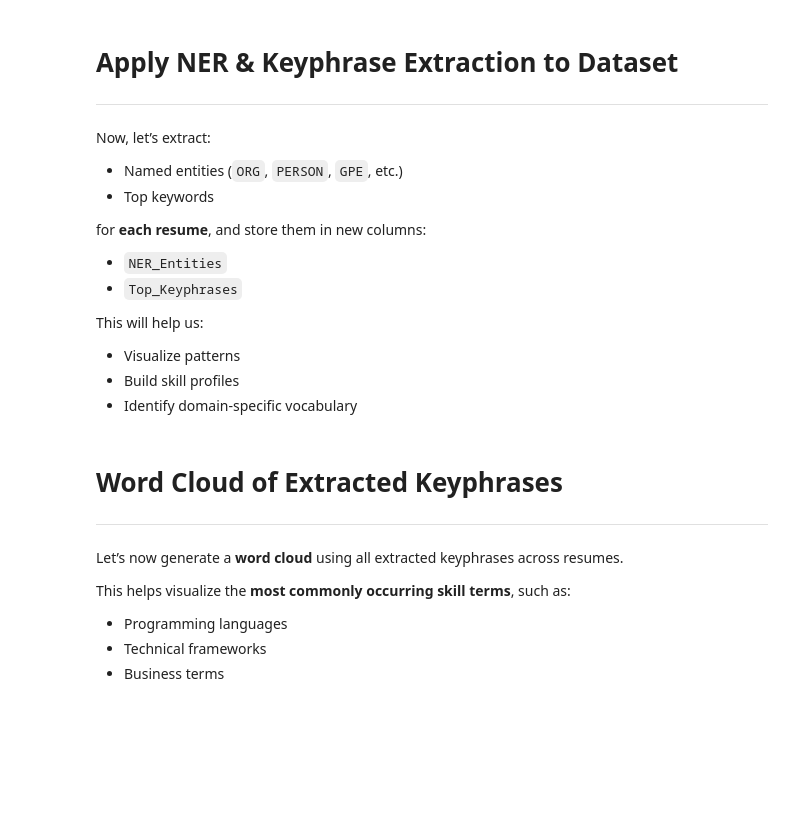
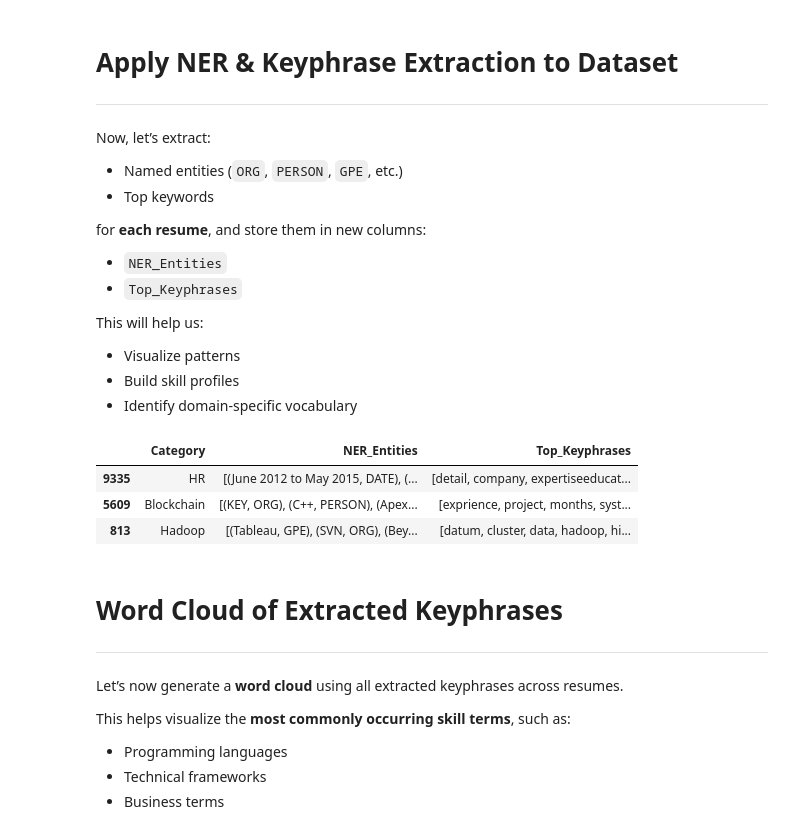
Before and after one commit to omarbasha19/NLP-Resume-Matching-System, a Jupyter notebook: NLP_Code.ipynb, the cells around one changed output. Drawn from its saved outputs; the diff is of its cells as text; code cells hidden in the pictures; blank space fills up the shorter version.

```diff
--- a/NLP_Code.ipynb
+++ b/NLP_Code.ipynb
@@ -732,12 +866,18 @@ This will help us:
 # %%
 #------------------------------------------
 # Apply to All Resumes
 #------------------------------------------
 
-df['NER_Entities'] = df['Resume'].apply(extract_entities)
-df['Top_Keyphrases'] = df['Cleaned_Resume'].apply(extract_keyphrases)
+df['NER_Entities'] = df['Resume'].fillna('').astype(str).apply(extract_entities)
+df['Top_Keyphrases'] = df['Cleaned_Resume'].fillna('').astype(str).apply(extract_keyphrases)
+
 
 df[['Category', 'NER_Entities', 'Top_Keyphrases']].sample(3)
+# %% [output]
+|  | Category | NER_Entities | Top_Keyphrases |
+| 9335 | HR | [(June 2012 to May 2015, DATE), (... | [detail, company, expertiseeducat... |
+| 5609 | Blockchain | [(KEY, ORG), (C++, PERSON), (Apex... | [exprience, project, months, syst... |
+| 813 | Hadoop | [(Tableau, GPE), (SVN, ORG), (Bey... | [datum, cluster, data, hadoop, hi... |
 # %% [markdown]
 # Word Cloud of Extracted Keyphrases
 
```
Also changed, not shown: parts of 35 cells of this notebook.
